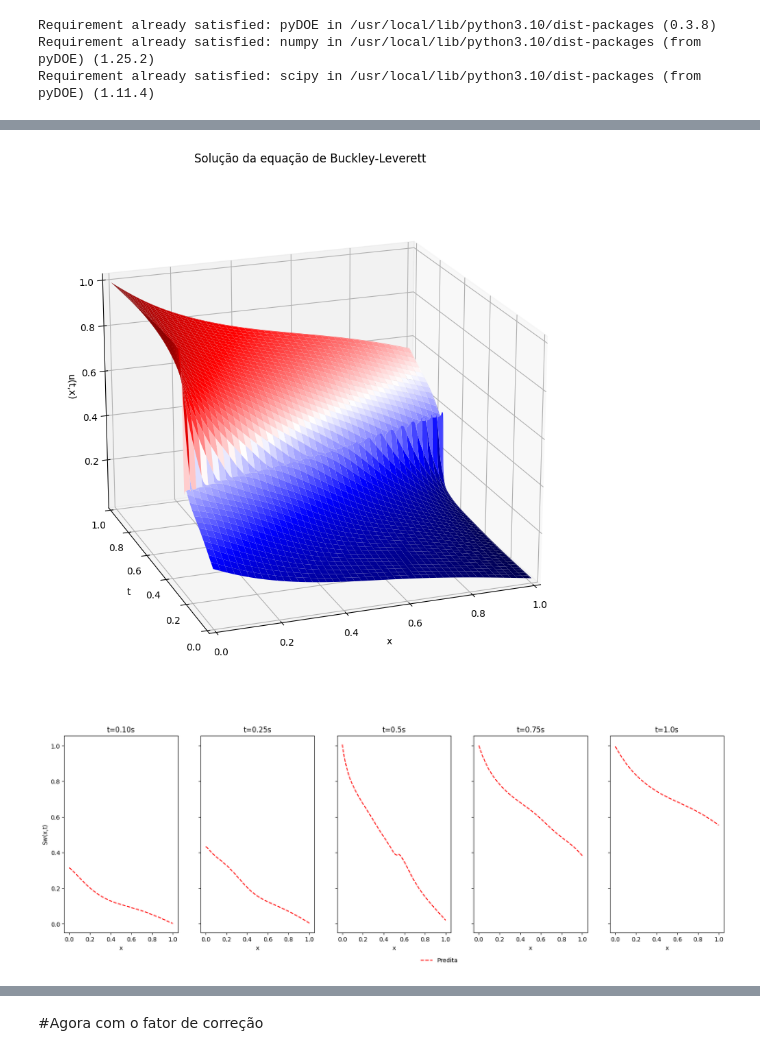
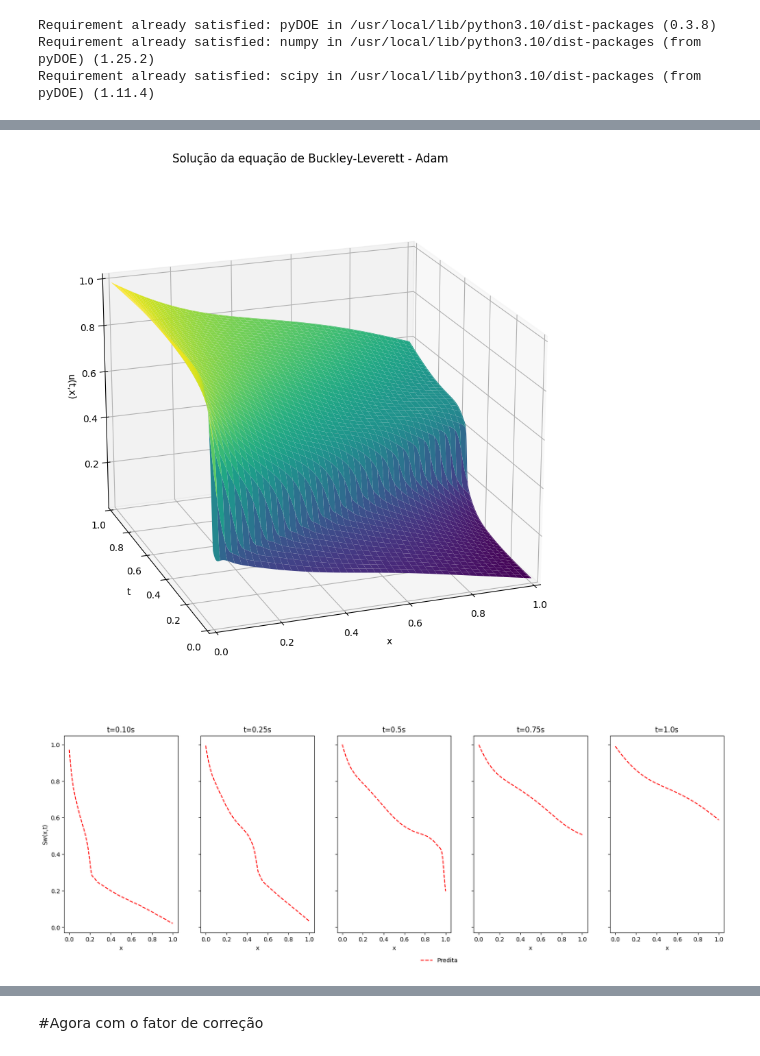
Before and after one commit to JoaoAlexandreFerreira/RNA, a Jupyter notebook: PINN_buckley_leverett.ipynb, the cells around one changed output, grey strips where cells are left out. Drawn from its saved outputs; the diff is of its cells as text; code cells hidden in the pictures.

```diff
--- a/PINN_buckley_leverett.ipynb
+++ b/PINN_buckley_leverett.ipynb
@@ -111,7 +111,7 @@ def modelopinn(nos, camadas_ocultas):
   ))
 
   for i in range(camadas_ocultas):
-        modelo.add(Dense(nos, activation='tanh', kernel_initializer=GlorotUniform()))
+        modelo.add(Dense(nos, activation='tanh', kernel_initializer=GlorotNormal()))
 
   modelo.add(Dense(1))
   modelo.summary()
@@ -258,18 +257,18 @@ upred = modelosc(Xgrid)
 # %%
 U = upred.numpy().reshape(N+1,N+1)
 fig = plt.figure(figsize=(10,12))
 ax = fig.add_subplot(111, projection='3d')
-ax.plot_surface(X, T, U, cmap='seismic');
+ax.plot_surface(X, T, U, cmap='viridis');
 ax.view_init(20,70)
 ax.set_xlim(1,0)
 ax.set_ylim(1,0)
 ax.set_xlabel('x')
 ax.set_ylabel('t')
 ax.set_zlabel('u(t,x)')
-ax.set_title('Solução da equação de Buckley-Leverett');
+ax.set_title('Solução da equação de Buckley-Leverett - Adam');
 plt.show()
 # %% [output]
-[figure, old version]
+[figure, new version]
 # %%
 xspace = np.linspace(lb[1], ub[1], N + 1)
 
@@ -329,7 +328,7 @@ plt.legend(
 )
 plt.show()
 # %% [output]
-[figure, old version]
+[figure, new version]
 # %%
 class PINN_Arquitetura(keras.Model):
 
```
Also changed, not shown: parts of 28 cells of this notebook.
